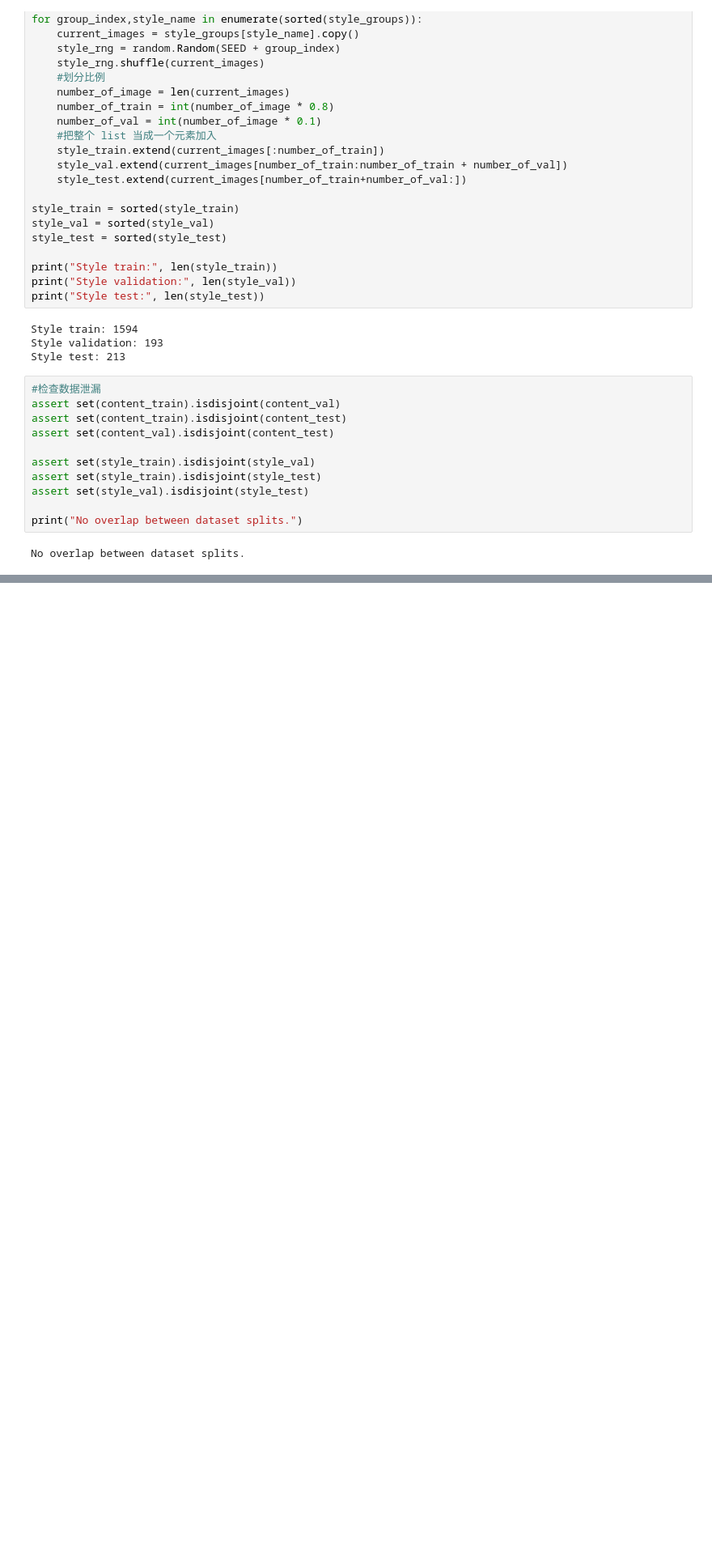
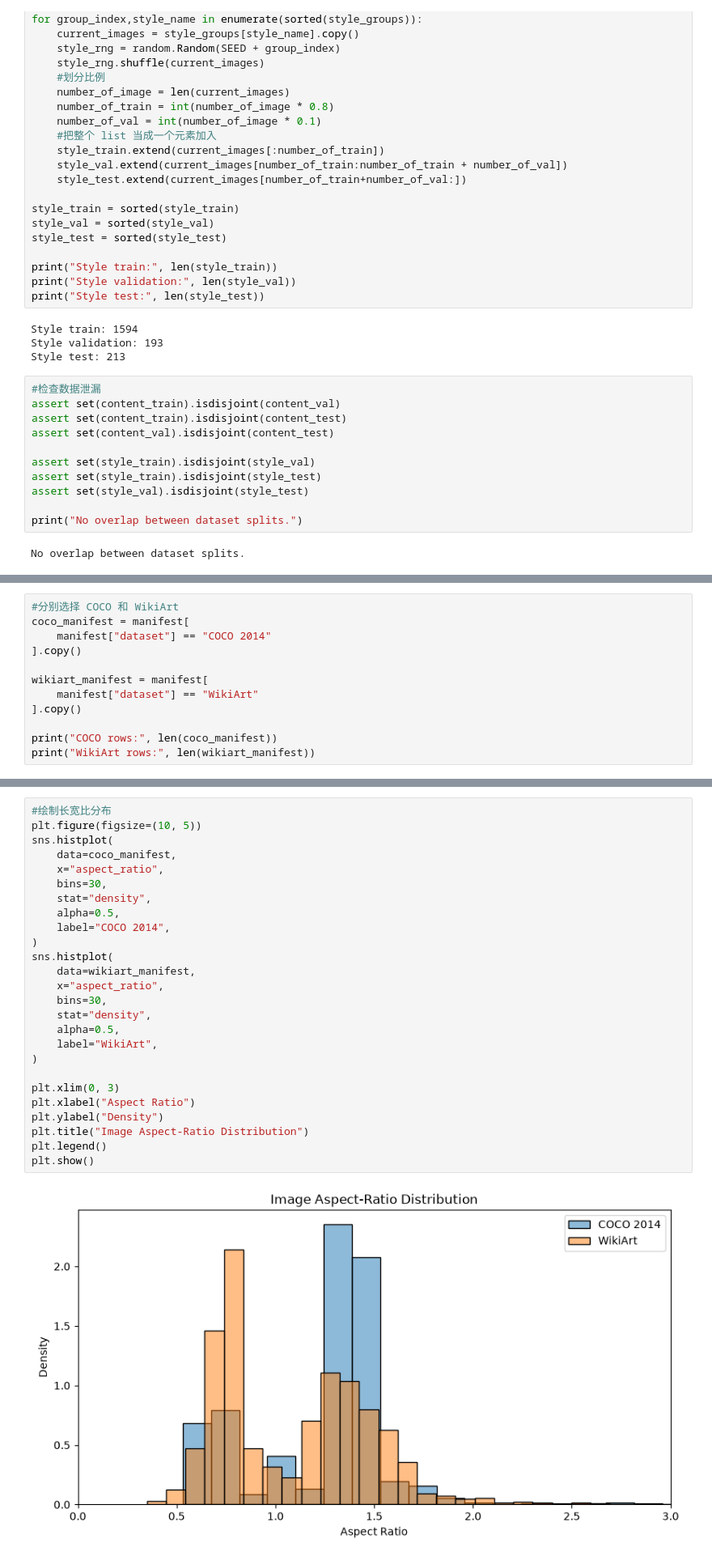
Before and after one commit to Harukadesune/Image_style_transfer, a Jupyter notebook: gp.ipynb, the cells around one changed output, grey strips where cells are left out. Shown at 81% size. Drawn from its saved outputs; the diff is of its cells as text; blank space fills up the shorter version.

```diff
--- a/gp.ipynb
+++ b/gp.ipynb
@@ -263,0 +377,12 @@ No overlap between dataset splits.
+# %%
+#分别选择 COCO 和 WikiArt
+coco_manifest = manifest[
+    manifest["dataset"] == "COCO 2014"
+].copy()
+
+wikiart_manifest = manifest[
+    manifest["dataset"] == "WikiArt"
+].copy()
+
+print("COCO rows:", len(coco_manifest))
+print("WikiArt rows:", len(wikiart_manifest))
@@ -263,0 +611,28 @@ No overlap between dataset splits.
+# %%
+#绘制长宽比分布
+plt.figure(figsize=(10, 5))
+sns.histplot(
+    data=coco_manifest,
+    x="aspect_ratio",
+    bins=30,
+    stat="density",
+    alpha=0.5,
+    label="COCO 2014",
+)
+sns.histplot(
+    data=wikiart_manifest,
+    x="aspect_ratio",
+    bins=30,
+    stat="density",
+    alpha=0.5,
+    label="WikiArt",
+)
+
+plt.xlim(0, 3)
+plt.xlabel("Aspect Ratio")
+plt.ylabel("Density")
+plt.title("Image Aspect-Ratio Distribution")
+plt.legend()
+plt.show()
+# %% [output]
+[figure, added]
```
Also changed, not shown: parts of 17 cells of this notebook.
